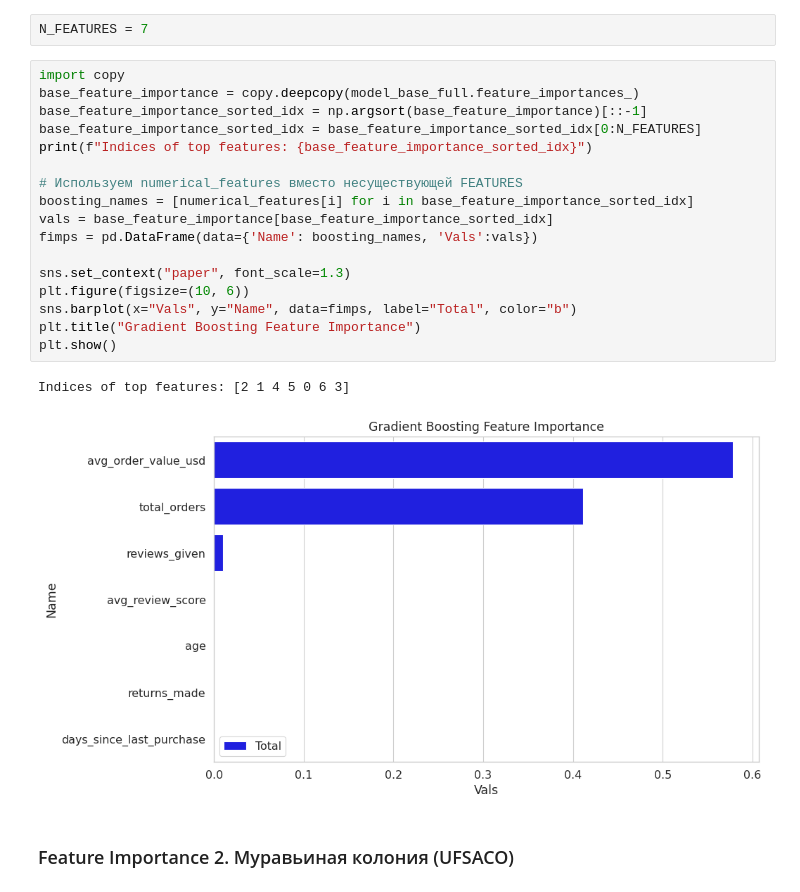
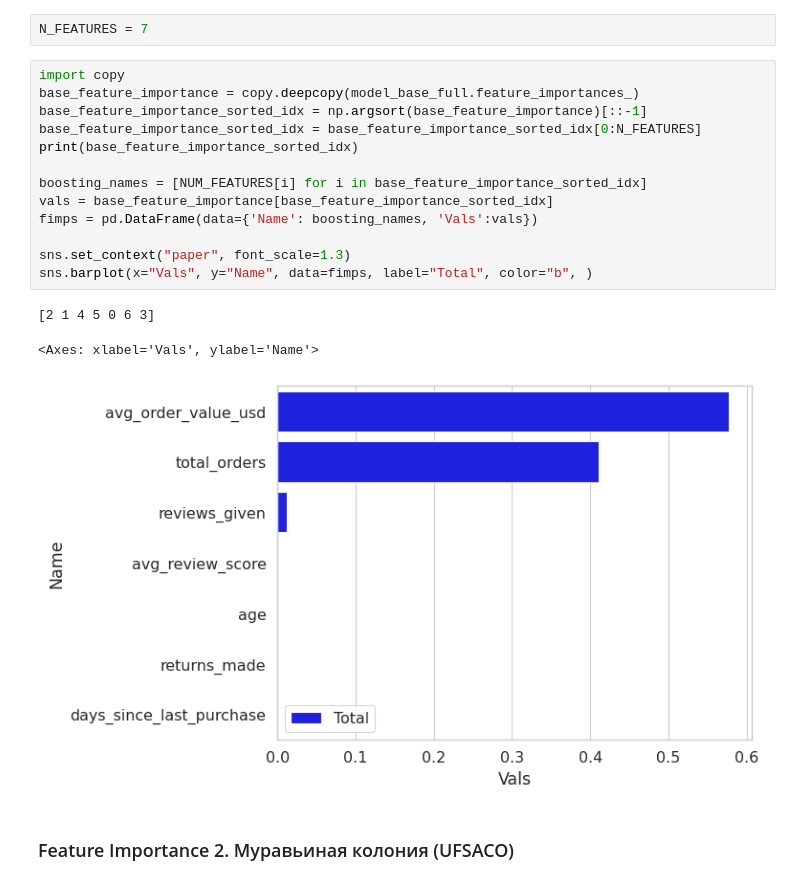
Before and after one commit to sircuspelle/e-commerce-feature-selection, a Jupyter notebook: methOpt_HW_3.ipynb, the cells around one changed output. Drawn from its saved outputs; the diff is of its cells as text.

```diff
--- a/methOpt_HW_3.ipynb
+++ b/methOpt_HW_3.ipynb
@@ -203,23 +146,20 @@ N_FEATURES = 7
 # %%
 import copy
 base_feature_importance = copy.deepcopy(model_base_full.feature_importances_)
 base_feature_importance_sorted_idx = np.argsort(base_feature_importance)[::-1]
 base_feature_importance_sorted_idx = base_feature_importance_sorted_idx[0:N_FEATURES]
-print(f"Indices of top features: {base_feature_importance_sorted_idx}")
+print(base_feature_importance_sorted_idx)
 
-# Используем numerical_features вместо несуществующей FEATURES
-boosting_names = [numerical_features[i] for i in base_feature_importance_sorted_idx]
+boosting_names = [NUM_FEATURES[i] for i in base_feature_importance_sorted_idx]
 vals = base_feature_importance[base_feature_importance_sorted_idx]
 fimps = pd.DataFrame(data={'Name': boosting_names, 'Vals':vals})
 
 sns.set_context("paper", font_scale=1.3)
-plt.figure(figsize=(10, 6))
-sns.barplot(x="Vals", y="Name", data=fimps, label="Total", color="b")
-plt.title("Gradient Boosting Feature Importance")
-plt.show()
+sns.barplot(x="Vals", y="Name", data=fimps, label="Total", color="b", )
 # %% [output]
-Indices of top features: [2 1 4 5 0 6 3]
+[2 1 4 5 0 6 3]
+<Axes: xlabel='Vals', ylabel='Name'>
-[figure, old version]
+[figure, new version]
 # %% [markdown]
 ### Feature Importance 2. Муравьиная колония (UFSACO)
 # %%
```
Also changed, not shown: parts of 13 cells of this notebook.
